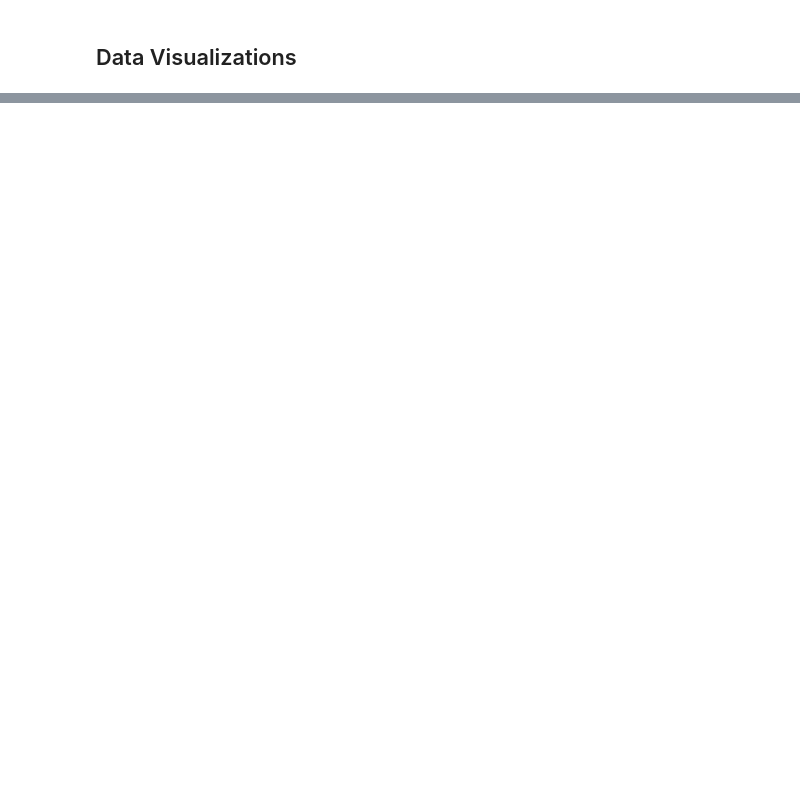
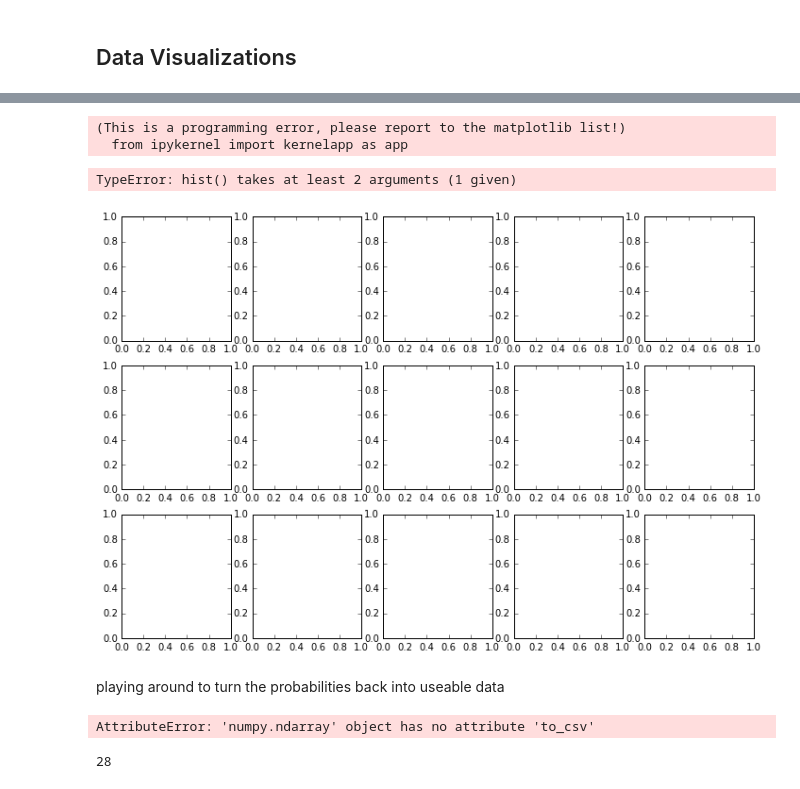
Before and after one commit to clambeer/DSI-SF-2-clambeer, a Jupyter notebook: projects/capstone/My_work_git_duplicated/Capstone - Adding pitch variables AND Data Viz.ipynb, the cells around one changed output, grey strips where cells are left out. Cells and saved outputs as stored; diff of their text form; code cells hidden in the pictures; blank space fills up the shorter version.

```diff
--- a/projects/capstone/My_work_git_duplicated/Capstone - Adding pitch variables AND Data Viz.ipynb
+++ b/projects/capstone/My_work_git_duplicated/Capstone - Adding pitch variables AND Data Viz.ipynb
@@ -147,0 +360,10 @@ f.close()
+# %%
+fig, ax = plt.subplots(nrows=3, ncols=5, figsize=(12,8))
+ax[0,0].hist(top_15_df[top_15_df['other_parts']=='A4D4F#3'])
+# %% [output]
+(This is a programming error, please report to the matplotlib list!)
+  from ipykernel import kernelapp as app
+TypeError: hist() takes at least 2 arguments (1 given)
+[figure, added]
+# %% [markdown]
+playing around to turn the probabilities back into useable data
@@ -147,0 +382,8 @@ f.close()
+# %%
+array_prob.to_csv('array_test.csv')
+# %% [output]
+AttributeError: 'numpy.ndarray' object has no attribute 'to_csv'
+# %%
+np.argmax(array_prob)
+# %% [output]
+28
```
Also changed, not shown: parts of 37 cells of this notebook, 3 other files.
